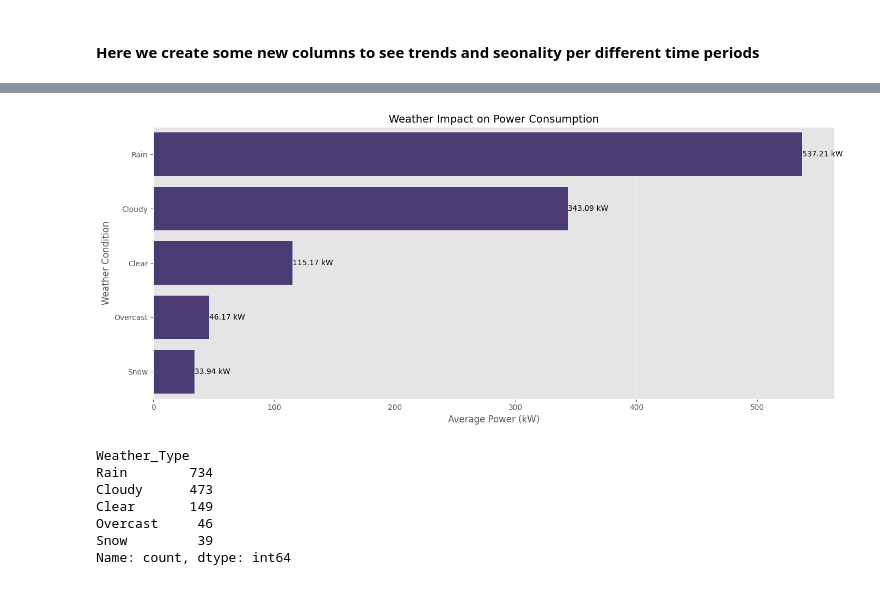
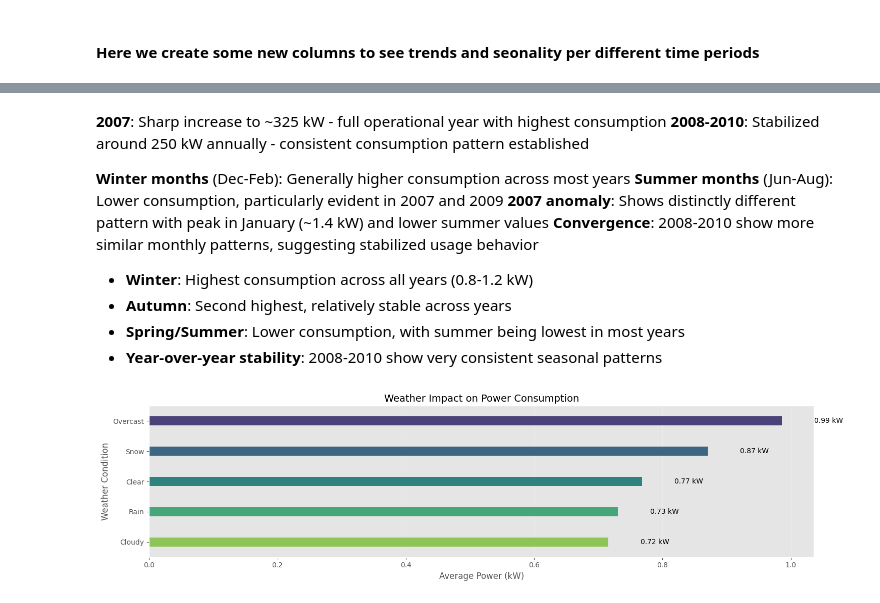
Before and after one commit to bhusalgokarna/Ds_FinalProject, a Jupyter notebook: models/ts_eda.ipynb, the cells around one changed output, grey strips where cells are left out. Saved outputs shown, nothing was run; the diff lists cells and outputs as text; code cells hidden in the pictures.

```diff
--- a/models/ts_eda.ipynb
+++ b/models/ts_eda.ipynb
@@ -26,7 +32,6 @@ def print_overview(df):
     print(df.head())
 
 if __name__ == "__main__":
-    df = read()
     print_overview(df)
     print("\n===End of Overview===")
 # %% [output]
@@ -97,22 +104,7 @@ df.describe()
 # %% [markdown]
 #### Initial checking :  15 null values in energy related variables
 # %%
-df=df.ffill()  # Fill missing values with forward fill
-df['datetime'] = pd.to_datetime(df['datetime'], errors='coerce')
-
-# Feature Engineering
-df['Year'] = df['datetime'].dt.year
-df['Month'] = df['datetime'].dt.month
-df['MonthName'] = df['datetime'].dt.month_name()
-df['DayOfWeek'] = df['datetime'].dt.dayofweek
-df['DayName'] = df['datetime'].dt.day_name()
-df['Season'] = df['Month'].apply(lambda x: 'Winter' if x in [12,1,2]
-                                 else 'Spring' if x in [3,4,5]
-                                 else 'Summer' if x in [6,7,8]
-                                 else 'Fall')
-df['isweekend'] = df['DayOfWeek'].apply(lambda x: 1 if x >= 5 else 0)
-df['isweekday'] = df['DayOfWeek'].apply(lambda x: 1 if x < 5 else 0)
-
+df=df.ffill()  # Forward fill to handle missing values
 
 # Simplify weather conditions
 def simplify_weather(condition):
@@ -131,7 +123,6 @@ def simplify_weather(condition):
         return 'Other'
 
 df['Weather_Type'] = df['conditions'].apply(simplify_weather)
-df= df.set_index('datetime')
 # %% [markdown]
 #### Here we create some new columns to see trends and seonality per different time periods
 # %%
@@ -228,0 +302,16 @@ Length: 1441, dtype: bool
+# %%
+df['Global_active_power'] = cleaned_ts
+df['Global_active_power_ln'] = np.log(df['Global_active_power'])
+
+def plot_variable_distribution(df):
+    for column in columns:
+        fig, ax = plt.subplots(figsize=(10, 2))
+        sns.histplot(df[column], kde=True, bins=30, ax=ax)
+        ax.set_title(f'Distribution of {column}')
+        ax.set_xlabel(column)
+        ax.set_ylabel('Frequency')
+        plt.tight_layout()
+        plt.show()
+
+columns = [ 'Global_active_power','Global_active_power_ln','temp','humidity']
+plot_variable_distribution(df[columns])
@@ -312,30 +377,35 @@ df.head()
+# %% [markdown]
+**2007**: Sharp increase to ~325 kW - full operational year with highest consumption
+**2008-2010**: Stabilized around 250 kW annually - consistent consumption pattern established
+
+**Winter months** (Dec-Feb): Generally higher consumption across most years
+**Summer months** (Jun-Aug): Lower consumption, particularly evident in 2007 and 2009
+**2007 anomaly**: Shows distinctly different pattern with peak in January (~1.4 kW) and lower summer values
+**Convergence**: 2008-2010 show more similar monthly patterns, suggesting stabilized usage behavior
+
+- **Winter**: Highest consumption across all years (0.8-1.2 kW)
+- **Autumn**: Second highest, relatively stable across years
+- **Spring/Summer**: Lower consumption, with summer being lowest in most years
+- **Year-over-year stability**: 2008-2010 show very consistent seasonal patterns
 # %%
+
 # === Weather Impact Analysis ===
-plt.figure(figsize=(14, 6))
+plt.figure(figsize=(15, 4))
 
 # Weather impact
-weather_impact = df.groupby('Weather_Type')['Global_active_power'].sum().sort_values(ascending=False)
-sns.barplot(x=weather_impact.values, y=weather_impact.index, orient='h')
+weather_impact = df.groupby('Weather_Type')['Global_active_power'].mean().sort_values(ascending=False)
+
+sns.barplot(x=weather_impact.values, y=weather_impact.index, hue=weather_impact.index, palette='viridis', width=0.3, legend=False)  # Added `hue`
+
 # Add annotations
 for i, v in enumerate(weather_impact.values):
     plt.text(v + 0.05, i, f"{v:.2f} kW", color='black', va='center')
 plt.title('Weather Impact on Power Consumption', fontsize=14)
 plt.xlabel('Average Power (kW)')
 plt.ylabel('Weather Condition')
 plt.grid(axis='x', alpha=0.3)
 
 plt.tight_layout()
-plt.savefig('weather_impact.png', dpi=300)
 plt.show()
 # %% [output]
-[figure, old version]
+[figure, new version]
-# %%
-df['Weather_Type'].value_counts()
-# %% [output]
-Weather_Type
-Rain        734
-Cloudy      473
-Clear       149
-Overcast     46
-Snow         39
-Name: count, dtype: int64
```
Also changed, not shown: parts of 34 cells of this notebook, 21 other files.
